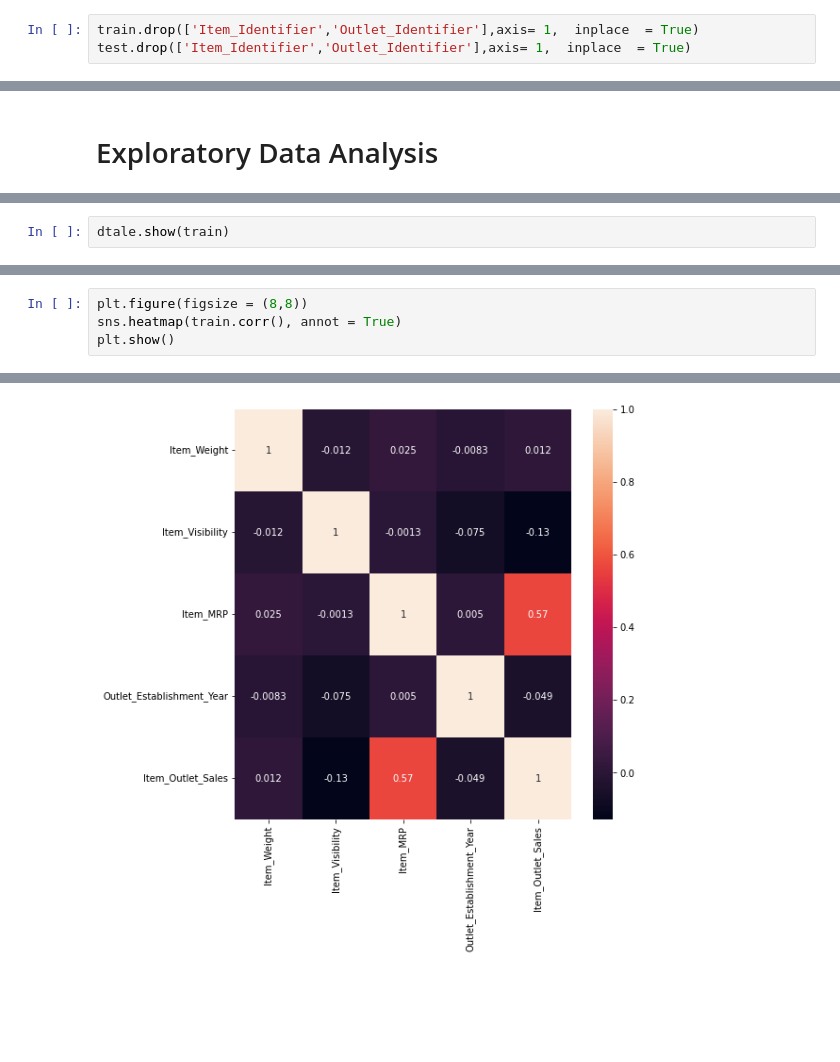
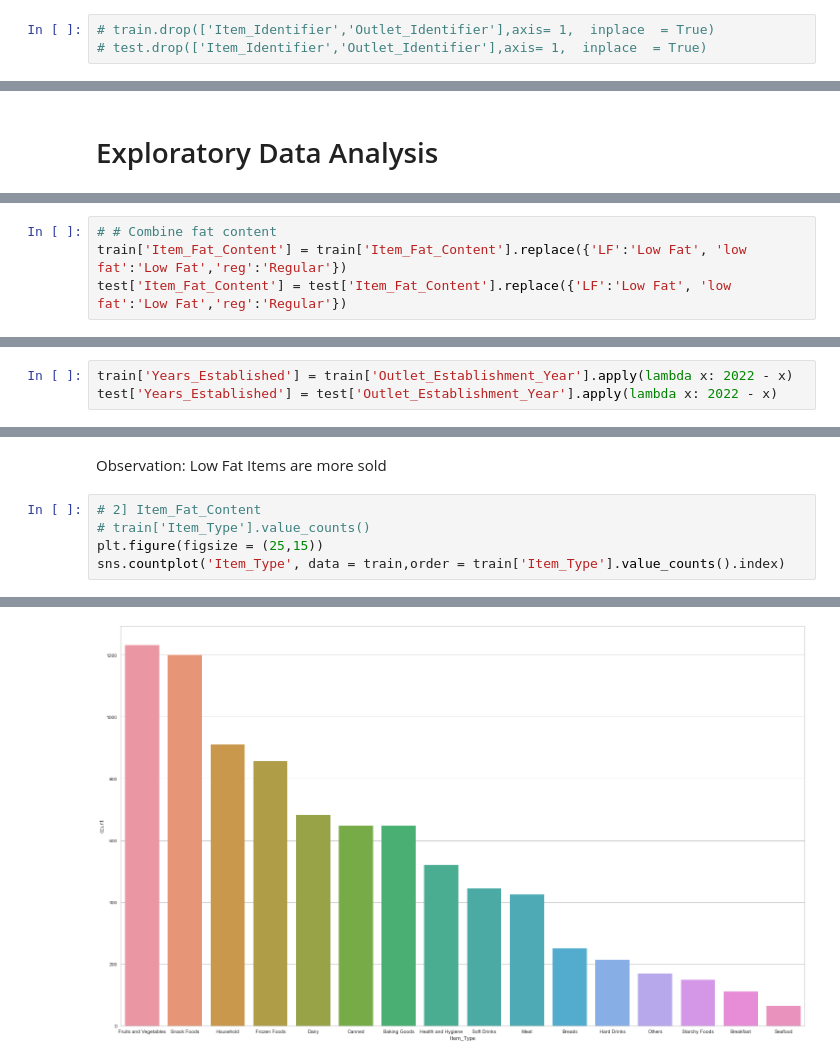
Before and after one commit to shashankb07/Big-Mart-Sales-Prediction, a Jupyter notebook: BigMart.ipynb, the cells around one changed output, grey strips where cells are left out. Drawn from its saved outputs; the diff is of its cells as text; blank space fills up the shorter version.

```diff
--- a/BigMart.ipynb
+++ b/BigMart.ipynb
@@ -120,6 +145,6 @@ test['Outlet_Size'].fillna(test['Outlet_Size'].mode()[0], inplace = True)
 # %% [markdown]
 # Feature Selection
 # %%
-train.drop(['Item_Identifier','Outlet_Identifier'],axis= 1,  inplace  = True)
-test.drop(['Item_Identifier','Outlet_Identifier'],axis= 1,  inplace  = True)
+# train.drop(['Item_Identifier','Outlet_Identifier'],axis= 1,  inplace  = True)
+# test.drop(['Item_Identifier','Outlet_Identifier'],axis= 1,  inplace  = True)
 # %%
@@ -144,0 +176,4 @@ test.head()
+# %%
+# # Combine fat content
+train['Item_Fat_Content'] = train['Item_Fat_Content'].replace({'LF':'Low Fat', 'low fat':'Low Fat','reg':'Regular'})
+test['Item_Fat_Content'] = test['Item_Fat_Content'].replace({'LF':'Low Fat', 'low fat':'Low Fat','reg':'Regular'})
@@ -145,2 +182,3 @@ test.head()
 # %%
-dtale.show(train)
+train['Years_Established'] = train['Outlet_Establishment_Year'].apply(lambda x: 2022 - x)
+test['Years_Established'] = test['Outlet_Establishment_Year'].apply(lambda x: 2022 - x)
@@ -155,5 +201,9 @@ profile
+# %% [markdown]
+Observation:
+Low Fat Items are more sold
 # %%
-plt.figure(figsize = (8,8))
-sns.heatmap(train.corr(), annot = True)
-plt.show()
+# 2] Item_Fat_Content
+# train['Item_Type'].value_counts()
+plt.figure(figsize = (25,15))
+sns.countplot('Item_Type', data = train,order = train['Item_Type'].value_counts().index)
 # %% [output]
@@ -161 +211 @@ plt.show()
-[figure, old version]
+[figure, new version]
```
Also changed, not shown: parts of 111 cells of this notebook.
